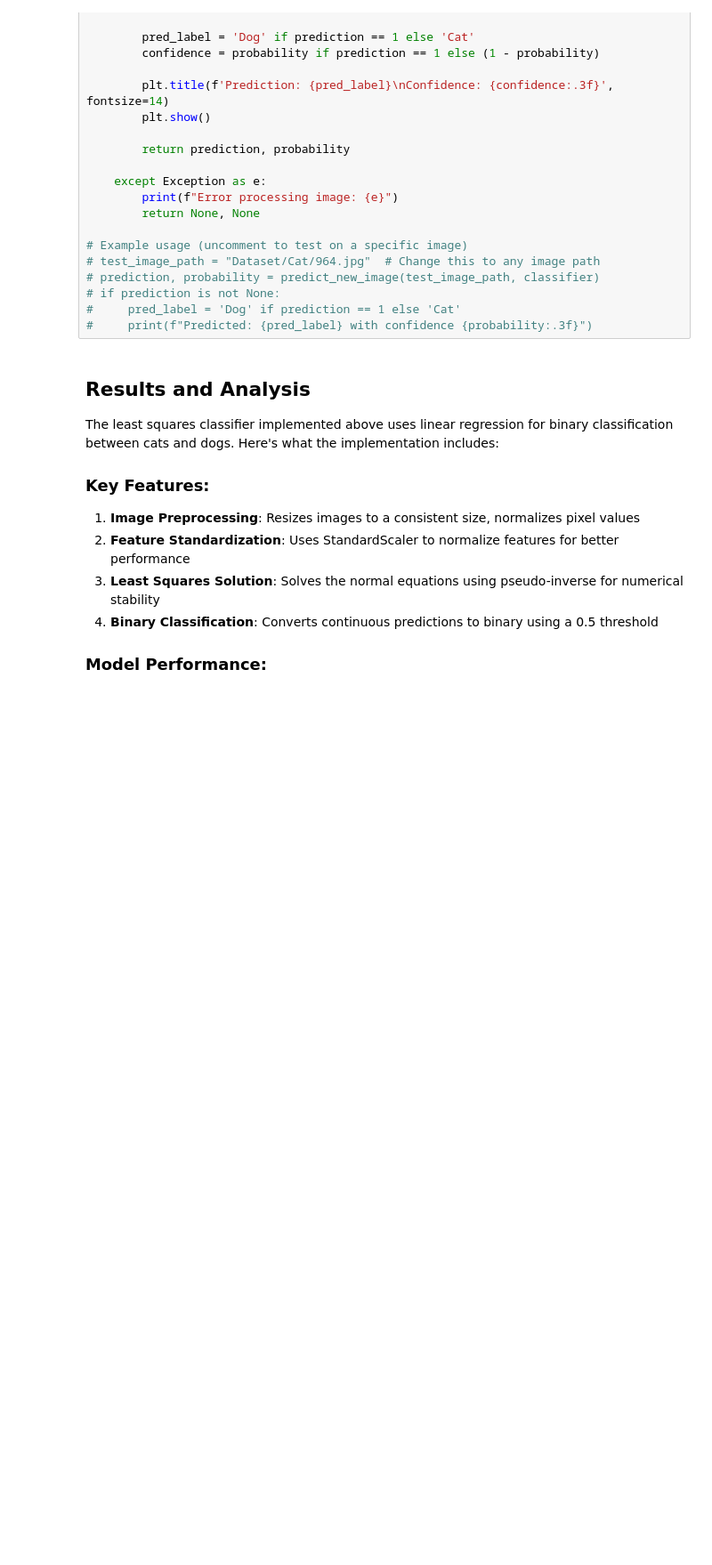
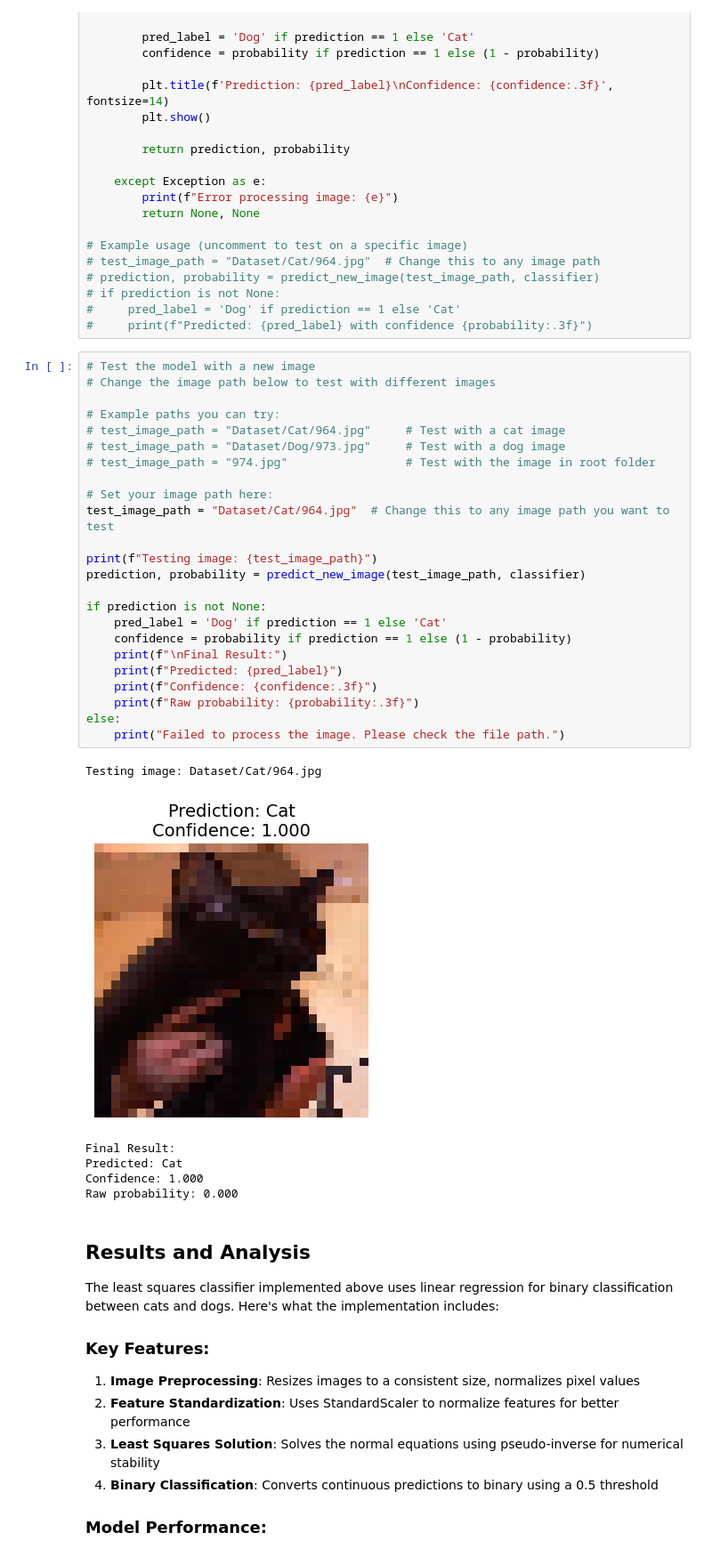
Before and after one commit to Rishad-007/phd, a Jupyter notebook: leastsquare.ipynb, the cells around one changed output. Shown at 89% size. Drawn from its saved outputs; the diff is of its cells as text; blank space fills up the shorter version.

```diff
--- a/leastsquare.ipynb
+++ b/leastsquare.ipynb
@@ -422,6 +422,37 @@ def predict_new_image(image_path, classifier, img_size=(32, 32)):
 # if prediction is not None:
 #     pred_label = 'Dog' if prediction == 1 else 'Cat'
 #     print(f"Predicted: {pred_label} with confidence {probability:.3f}")
+# %%
+# Test the model with a new image
+# Change the image path below to test with different images
+
+# Example paths you can try:
+# test_image_path = "Dataset/Cat/964.jpg"     # Test with a cat image
+# test_image_path = "Dataset/Dog/973.jpg"     # Test with a dog image
+# test_image_path = "974.jpg"                 # Test with the image in root folder
+
+# Set your image path here:
+test_image_path = "Dataset/Cat/964.jpg"  # Change this to any image path you want to test
+
+print(f"Testing image: {test_image_path}")
+prediction, probability = predict_new_image(test_image_path, classifier)
+
+if prediction is not None:
+    pred_label = 'Dog' if prediction == 1 else 'Cat'
+    confidence = probability if prediction == 1 else (1 - probability)
+    print(f"\nFinal Result:")
+    print(f"Predicted: {pred_label}")
+    print(f"Confidence: {confidence:.3f}")
+    print(f"Raw probability: {probability:.3f}")
+else:
+    print("Failed to process the image. Please check the file path.")
+# %% [output]
+Testing image: Dataset/Cat/964.jpg
+[figure, added]
+Final Result:
+Predicted: Cat
+Confidence: 1.000
+Raw probability: 0.000
 # %% [markdown]
 ## Results and Analysis
 
```
